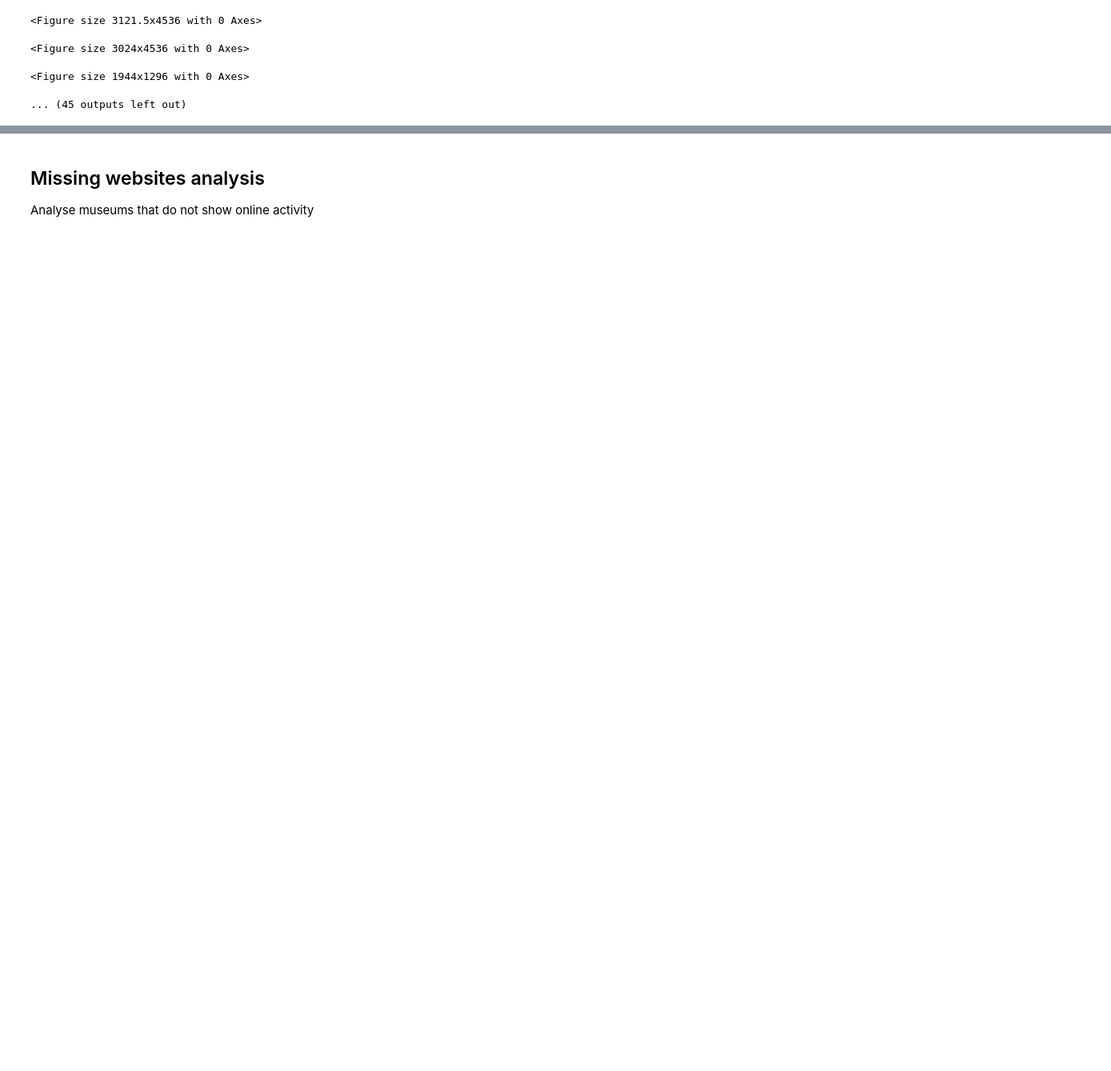
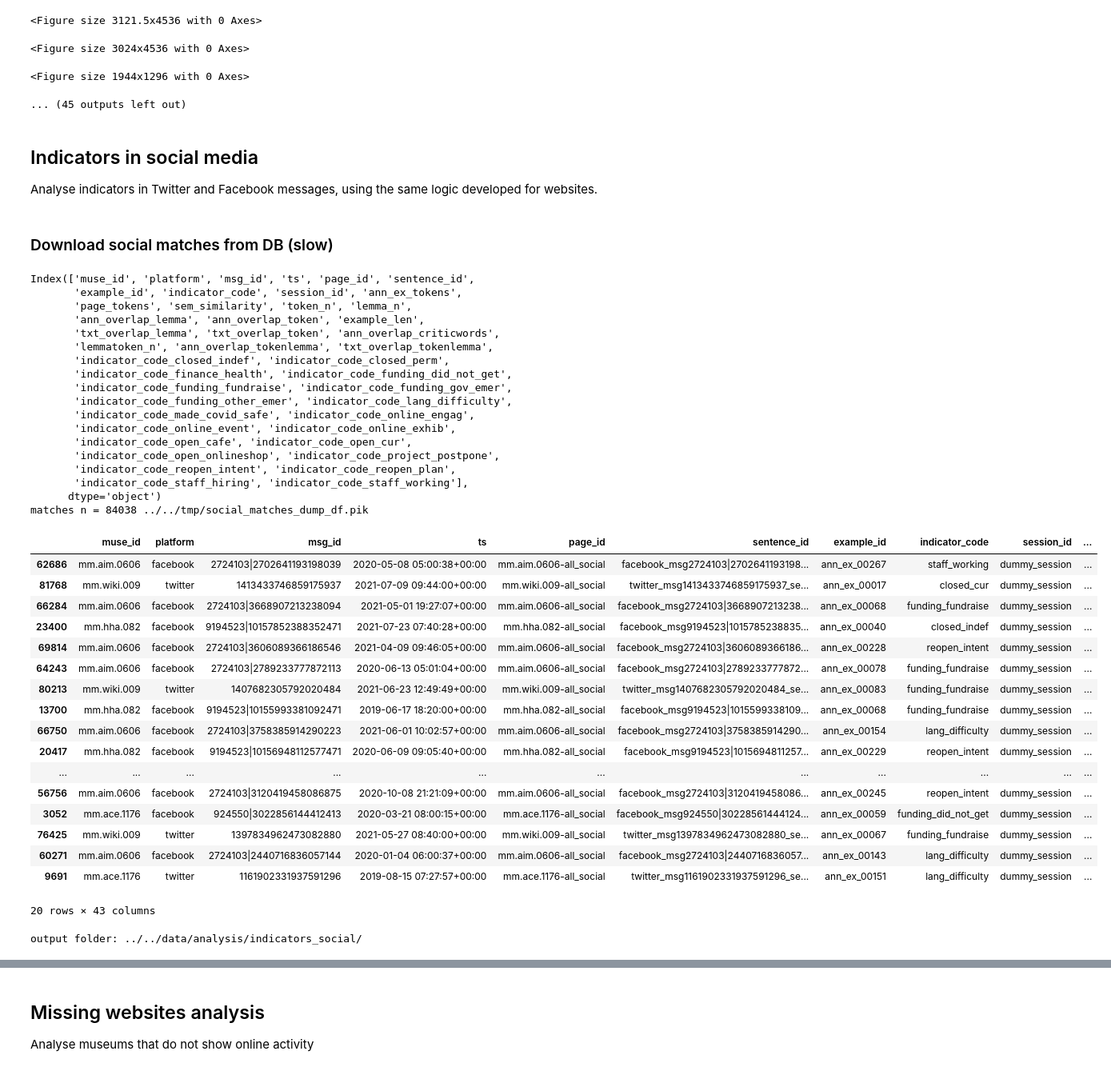
Before and after one commit to Birkbeck/museums-in-the-pandemic, a Jupyter notebook: mip/notebooks_py/02_extract_indicators.ipynb, the cells around one changed output, grey strips where cells are left out. Shown at 80% size. Saved outputs shown, nothing was run; the diff lists cells and outputs as text; code cells hidden in the pictures; blank space fills up the shorter version.

```diff
--- a/mip/notebooks_py/02_extract_indicators.ipynb
+++ b/mip/notebooks_py/02_extract_indicators.ipynb
@@ -1158,3 +1175,73 @@ plot_indic_small_mult_2vars ['indicator_code_merged', 'session_id', 'accreditati
 <Figure size 3024x4536 with 0 Axes>
 <Figure size 1944x1296 with 0 Axes>
 ... (45 outputs left out)
+# %% [markdown]
+## Indicators in social media
+
+Analyse indicators in Twitter and Facebook messages, using the same logic developed for websites.
+# %% [markdown]
+### Download social matches from DB (slow)
+# %%
+db_columns = ['muse_id','platform','msg_id','ts','page_id','sentence_id',
+            'example_id','indicator_code','session_id',
+            'ann_ex_tokens','page_tokens', 'sem_similarity',
+            'token_n', 'lemma_n', 'ann_overlap_lemma', 'ann_overlap_token',
+            'example_len', 'txt_overlap_lemma', 'txt_overlap_token', 'ann_overlap_criticwords']
+
+sql = """select {} from analytics.indicators_social_media_matches t
+        where keep_stopwords and ann_overlap_criticwords > 0;""".format(','.join(db_columns))
+df = pd.read_sql(sql, db_conn)
+df = derive_new_attributes_matches(df)
+
+# write df to file
+social_matches_fn = out_folder+'tmp/social_matches_dump_df.pik'
+df.to_pickle(social_matches_fn)
+print(df.columns)
+print("matches n =", len(df), social_matches_fn)
+display(df.sample(20))
+del df
+# %% [output]
+Index(['muse_id', 'platform', 'msg_id', 'ts', 'page_id', 'sentence_id',
+       'example_id', 'indicator_code', 'session_id', 'ann_ex_tokens',
+       'page_tokens', 'sem_similarity', 'token_n', 'lemma_n',
+       'ann_overlap_lemma', 'ann_overlap_token', 'example_len',
+       'txt_overlap_lemma', 'txt_overlap_token', 'ann_overlap_criticwords',
+       'lemmatoken_n', 'ann_overlap_tokenlemma', 'txt_overlap_tokenlemma',
+       'indicator_code_closed_indef', 'indicator_code_closed_perm',
+       'indicator_code_finance_health', 'indicator_code_funding_did_not_get',
+       'indicator_code_funding_fundraise', 'indicator_code_funding_gov_emer',
+       'indicator_code_funding_other_emer', 'indicator_code_lang_difficulty',
+       'indicator_code_made_covid_safe', 'indicator_code_online_engag',
+       'indicator_code_online_event', 'indicator_code_online_exhib',
+       'indicator_code_open_cafe', 'indicator_code_open_cur',
+       'indicator_code_open_onlineshop', 'indicator_code_project_postpone',
+       'indicator_code_reopen_intent', 'indicator_code_reopen_plan',
+       'indicator_code_staff_hiring', 'indicator_code_staff_working'],
+      dtype='object')
+matches n = 84038 ../../tmp/social_matches_dump_df.pik
+|  | muse_id | platform | msg_id | ts | page_id | sentence_id | example_id | indicator_code | session_id | ... |
+| 62686 | mm.aim.0606 | facebook | 2724103|2702641193198039 | 2020-05-08 05:00:38+00:00 | mm.aim.0606-all_social | facebook_msg2724103|2702641193198... | ann_ex_00267 | staff_working | dummy_session | ... |
+| 81768 | mm.wiki.009 | twitter | 1413433746859175937 | 2021-07-09 09:44:00+00:00 | mm.wiki.009-all_social | twitter_msg1413433746859175937_se... | ann_ex_00017 | closed_cur | dummy_session | ... |
+| 66284 | mm.aim.0606 | facebook | 2724103|3668907213238094 | 2021-05-01 19:27:07+00:00 | mm.aim.0606-all_social | facebook_msg2724103|3668907213238... | ann_ex_00068 | funding_fundraise | dummy_session | ... |
+| 23400 | mm.hha.082 | facebook | 9194523|10157852388352471 | 2021-07-23 07:40:28+00:00 | mm.hha.082-all_social | facebook_msg9194523|1015785238835... | ann_ex_00040 | closed_indef | dummy_session | ... |
+| 69814 | mm.aim.0606 | facebook | 2724103|3606089366186546 | 2021-04-09 09:46:05+00:00 | mm.aim.0606-all_social | facebook_msg2724103|3606089366186... | ann_ex_00228 | reopen_intent | dummy_session | ... |
+| 64243 | mm.aim.0606 | facebook | 2724103|2789233777872113 | 2020-06-13 05:01:04+00:00 | mm.aim.0606-all_social | facebook_msg2724103|2789233777872... | ann_ex_00078 | funding_fundraise | dummy_session | ... |
+| 80213 | mm.wiki.009 | twitter | 1407682305792020484 | 2021-06-23 12:49:49+00:00 | mm.wiki.009-all_social | twitter_msg1407682305792020484_se... | ann_ex_00083 | funding_fundraise | dummy_session | ... |
+| 13700 | mm.hha.082 | facebook | 9194523|10155993381092471 | 2019-06-17 18:20:00+00:00 | mm.hha.082-all_social | facebook_msg9194523|1015599338109... | ann_ex_00068 | funding_fundraise | dummy_session | ... |
+| 66750 | mm.aim.0606 | facebook | 2724103|3758385914290223 | 2021-06-01 10:02:57+00:00 | mm.aim.0606-all_social | facebook_msg2724103|3758385914290... | ann_ex_00154 | lang_difficulty | dummy_session | ... |
+| 20417 | mm.hha.082 | facebook | 9194523|10156948112577471 | 2020-06-09 09:05:40+00:00 | mm.hha.082-all_social | facebook_msg9194523|1015694811257... | ann_ex_00229 | reopen_intent | dummy_session | ... |
+| ... | ... | ... | ... | ... | ... | ... | ... | ... | ... | ... |
+| 56756 | mm.aim.0606 | facebook | 2724103|3120419458086875 | 2020-10-08 21:21:09+00:00 | mm.aim.0606-all_social | facebook_msg2724103|3120419458086... | ann_ex_00245 | reopen_intent | dummy_session | ... |
+| 3052 | mm.ace.1176 | facebook | 924550|3022856144412413 | 2020-03-21 08:00:15+00:00 | mm.ace.1176-all_social | facebook_msg924550|30228561444124... | ann_ex_00059 | funding_did_not_get | dummy_session | ... |
+| 76425 | mm.wiki.009 | twitter | 1397834962473082880 | 2021-05-27 08:40:00+00:00 | mm.wiki.009-all_social | twitter_msg1397834962473082880_se... | ann_ex_00067 | funding_fundraise | dummy_session | ... |
+| 60271 | mm.aim.0606 | facebook | 2724103|2440716836057144 | 2020-01-04 06:00:37+00:00 | mm.aim.0606-all_social | facebook_msg2724103|2440716836057... | ann_ex_00143 | lang_difficulty | dummy_session | ... |
+| 9691 | mm.ace.1176 | twitter | 1161902331937591296 | 2019-08-15 07:27:57+00:00 | mm.ace.1176-all_social | twitter_msg1161902331937591296_se... | ann_ex_00151 | lang_difficulty | dummy_session | ... |
+20 rows × 43 columns
+# %%
+# out folder
+socind_fold = out_folder+'data/analysis/indicators_social/'
+print('output folder:', socind_fold)
+if not os.path.exists(socind_fold):
+    os.makedirs(socind_fold)
+# %% [output]
+output folder: ../../data/analysis/indicators_social/
```
Also changed, not shown: parts of 9 cells of this notebook, 6 other files.
